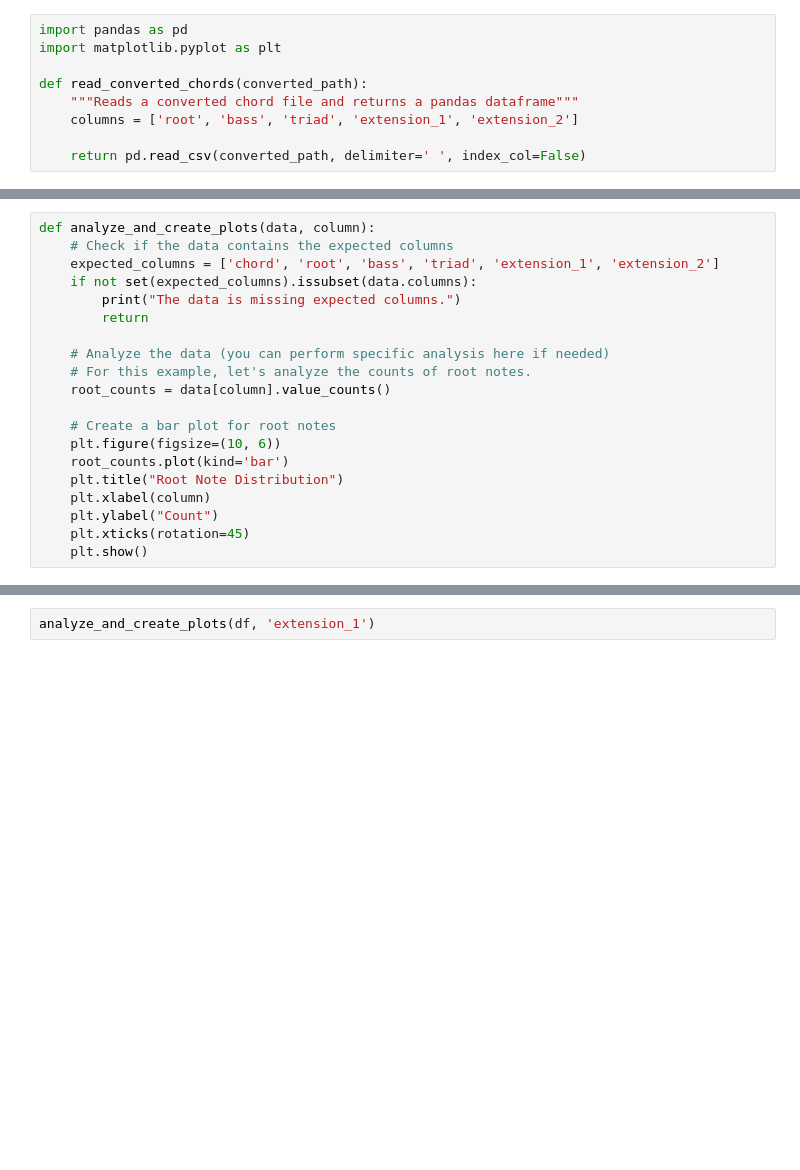
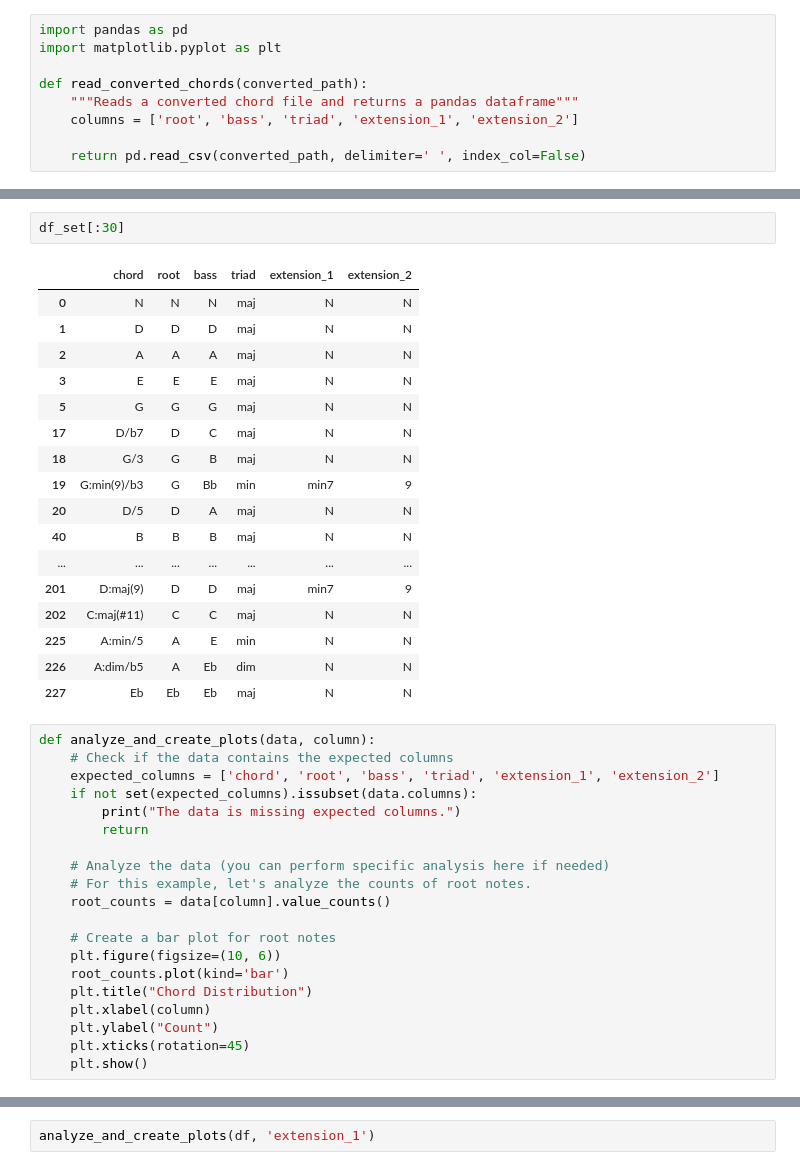
Before and after one commit to ThanAid/Chord-Estimation-Thesis, a Jupyter notebook: notebooks/Chords_EDA.ipynb, the cells around one changed output, grey strips where cells are left out. Drawn from its saved outputs; the diff is of its cells as text; blank space fills up the shorter version.

```diff
--- a/notebooks/Chords_EDA.ipynb
+++ b/notebooks/Chords_EDA.ipynb
@@ -33,3 +29,23 @@ df.head(20)
+# %%
+df_set[:30]
+# %% [output]
+|  | chord | root | bass | triad | extension_1 | extension_2 |
+| 0 | N | N | N | maj | N | N |
+| 1 | D | D | D | maj | N | N |
+| 2 | A | A | A | maj | N | N |
+| 3 | E | E | E | maj | N | N |
+| 5 | G | G | G | maj | N | N |
+| 17 | D/b7 | D | C | maj | N | N |
+| 18 | G/3 | G | B | maj | N | N |
+| 19 | G:min(9)/b3 | G | Bb | min | min7 | 9 |
+| 20 | D/5 | D | A | maj | N | N |
+| 40 | B | B | B | maj | N | N |
+| ... | ... | ... | ... | ... | ... | ... |
+| 201 | D:maj(9) | D | D | maj | min7 | 9 |
+| 202 | C:maj(#11) | C | C | maj | N | N |
+| 225 | A:min/5 | A | E | min | N | N |
+| 226 | A:dim/b5 | A | Eb | dim | N | N |
+| 227 | Eb | Eb | Eb | maj | N | N |
 # %%
 def analyze_and_create_plots(data, column):
     # Check if the data contains the expected columns
@@ -45,7 +61,7 @@ def analyze_and_create_plots(data, column):
     # Create a bar plot for root notes
     plt.figure(figsize=(10, 6))
     root_counts.plot(kind='bar')
-    plt.title("Root Note Distribution")
+    plt.title("Chord Distribution")
     plt.xlabel(column)
     plt.ylabel("Count")
     plt.xticks(rotation=45)
```
Also changed, not shown: parts of 8 cells of this notebook.
